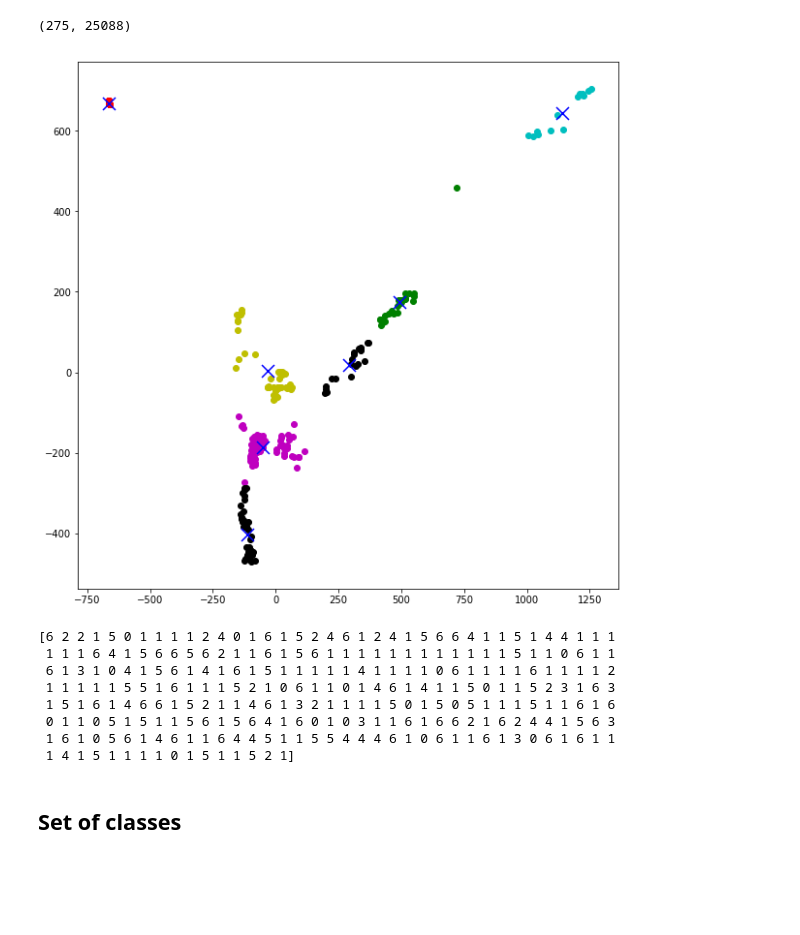
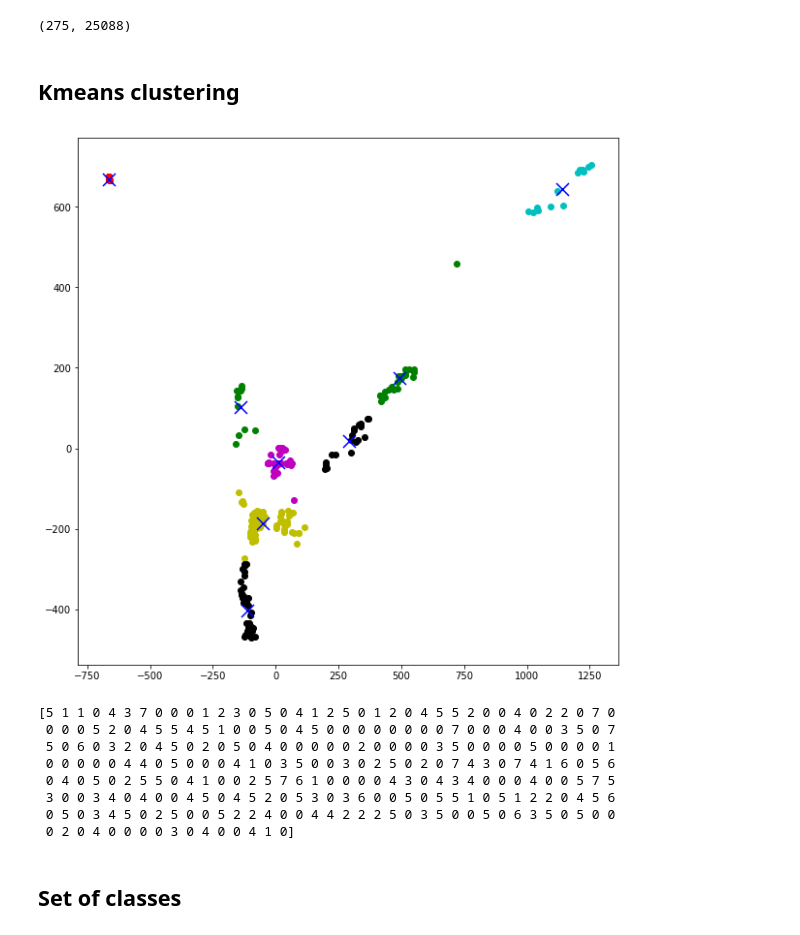
Before and after one commit to xrhd/Shot-Boundery-Detection-by-VGG16-vetcor-Cloustering, a Jupyter notebook: shot_Boundery_detection.ipynb, the cells around one changed output. Cells and saved outputs as stored; diff of their text form; code cells hidden in the pictures; blank space fills up the shorter version.

```diff
--- a/shot_Boundery_detection.ipynb
+++ b/shot_Boundery_detection.ipynb
@@ -96,30 +97,31 @@ vgg16_feature_list_np.shape
 # %% [output]
 100% (275 of 275) |######################| Elapsed Time: 0:09:29 Time:  0:09:29
 (275, 25088)
+# %% [markdown]
+## Kmeans clustering
 # %%
-n_digits=7
+n_digits= 8
 data = vgg16_feature_list_np
 reduced_data = PCA(n_components=2).fit_transform(data)
 kmeans = KMeans(init='k-means++', n_clusters=n_digits, n_init=10)
 kmeans.fit(reduced_data)
 
 centroids = kmeans.cluster_centers_
 labels = kmeans.labels_
 
 plt.figure(figsize=(10,10))
 
-c = ['g','r','c','m','y','k']
+c = ['g','r','c','m','y','k']*2
 
 for i in range(len(reduced_data)):
     plt.scatter(reduced_data[i][0], reduced_data[i][1], c=c[kmeans.labels_[i]-1])
 
 plt.scatter(centroids[:,0], centroids[:,1],  marker='x', s=169, linewidths=3, color='b', zorder=1)
 
 plt.show()
 # %% [output]
-[figure, old version]
+[figure, new version]
 # %%
-n_digits=7
 data = vgg16_feature_list_np
 reduced_data = data
 kmeans = KMeans(init='k-means++', n_clusters=n_digits, n_init=10)
@@ -133,14 +135,14 @@ labels = kmeans.labels_
 
 print(labels)
 # %% [output]
-[6 2 2 1 5 0 1 1 1 1 2 4 0 1 6 1 5 2 4 6 1 2 4 1 5 6 6 4 1 1 5 1 4 4 1 1 1
- 1 1 1 6 4 1 5 6 6 5 6 2 1 1 6 1 5 6 1 1 1 1 1 1 1 1 1 1 1 1 5 1 1 0 6 1 1
- 6 1 3 1 0 4 1 5 6 1 4 1 6 1 5 1 1 1 1 1 4 1 1 1 1 0 6 1 1 1 1 6 1 1 1 1 2
- 1 1 1 1 1 5 5 1 6 1 1 1 5 2 1 0 6 1 1 0 1 4 6 1 4 1 1 5 0 1 1 5 2 3 1 6 3
- 1 5 1 6 1 4 6 6 1 5 2 1 1 4 6 1 3 2 1 1 1 1 5 0 1 5 0 5 1 1 1 5 1 1 6 1 6
- 0 1 1 0 5 1 5 1 1 5 6 1 5 6 4 1 6 0 1 0 3 1 1 6 1 6 6 2 1 6 2 4 4 1 5 6 3
- 1 6 1 0 5 6 1 4 6 1 1 6 4 4 5 1 1 5 5 4 4 4 6 1 0 6 1 1 6 1 3 0 6 1 6 1 1
- 1 4 1 5 1 1 1 1 0 1 5 1 1 5 2 1]
+[5 1 1 0 4 3 7 0 0 0 1 2 3 0 5 0 4 1 2 5 0 1 2 0 4 5 5 2 0 0 4 0 2 2 0 7 0
+ 0 0 0 5 2 0 4 5 5 4 5 1 0 0 5 0 4 5 0 0 0 0 0 0 0 0 7 0 0 0 4 0 0 3 5 0 7
+ 5 0 6 0 3 2 0 4 5 0 2 0 5 0 4 0 0 0 0 0 2 0 0 0 0 3 5 0 0 0 0 5 0 0 0 0 1
+ 0 0 0 0 0 4 4 0 5 0 0 0 4 1 0 3 5 0 0 3 0 2 5 0 2 0 7 4 3 0 7 4 1 6 0 5 6
+ 0 4 0 5 0 2 5 5 0 4 1 0 0 2 5 7 6 1 0 0 0 0 4 3 0 4 3 4 0 0 0 4 0 0 5 7 5
+ 3 0 0 3 4 0 4 0 0 4 5 0 4 5 2 0 5 3 0 3 6 0 0 5 0 5 5 1 0 5 1 2 2 0 4 5 6
+ 0 5 0 3 4 5 0 2 5 0 0 5 2 2 4 0 0 4 4 2 2 2 5 0 3 5 0 0 5 0 6 3 5 0 5 0 0
+ 0 2 0 4 0 0 0 0 3 0 4 0 0 4 1 0]
 # %% [markdown]
 ## Set of classes
 # %%
```
Also changed, not shown: parts of 7 cells of this notebook, 2 other files.
